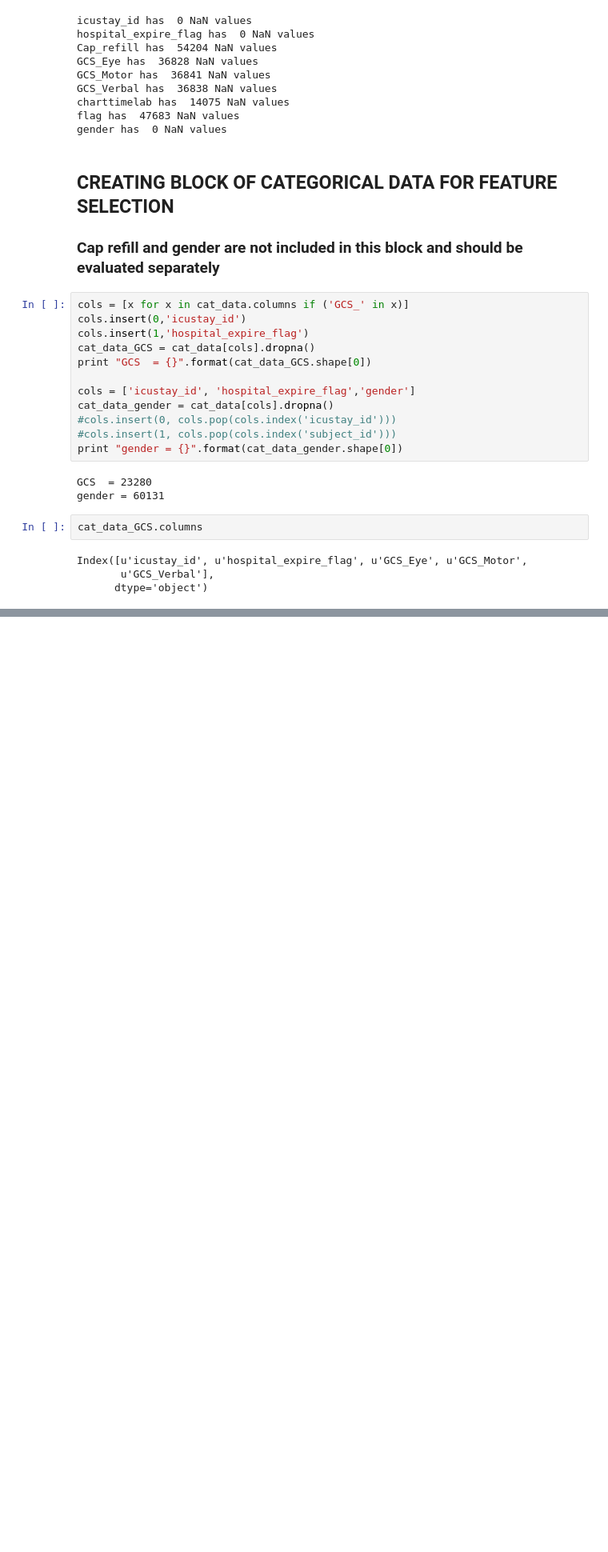
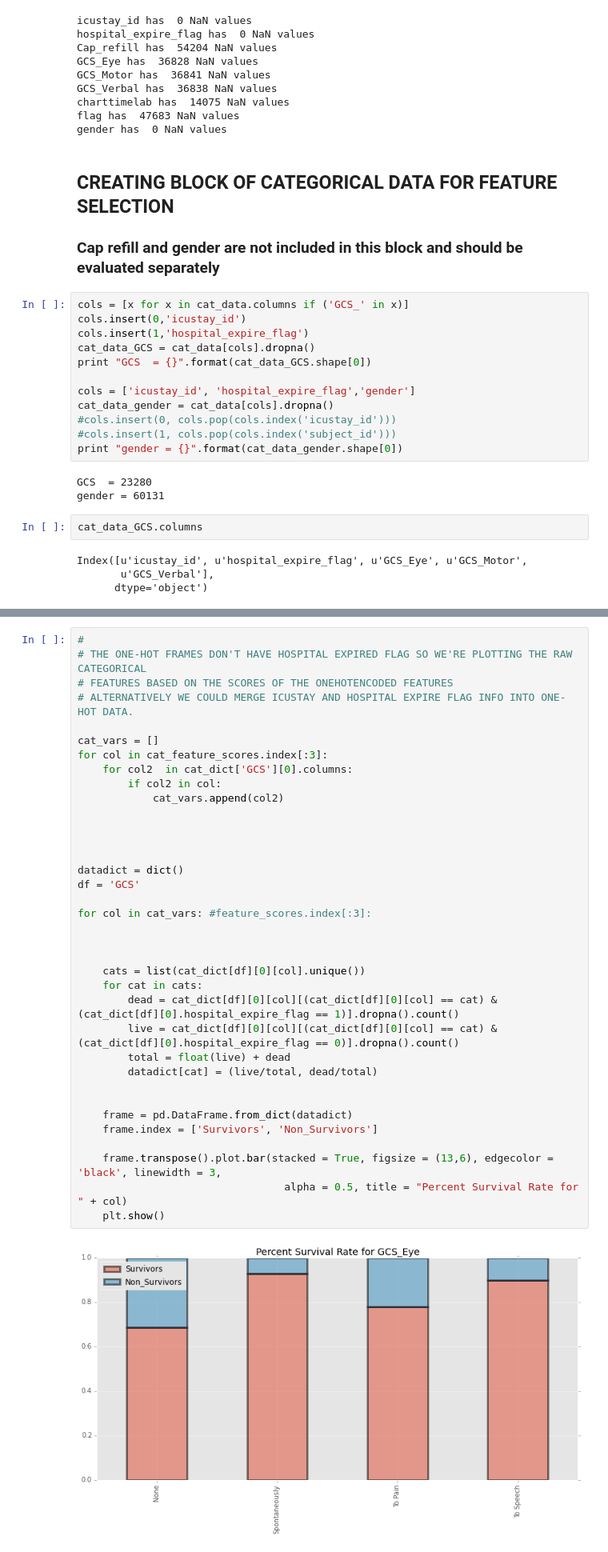
Before and after one commit to RJBeetel3/mimic3_analysis, a Jupyter notebook: ICU_MORTALITY_FIRST24.ipynb, the cells around one changed output, grey strips where cells are left out. Shown at 80% size. Drawn from its saved outputs; the diff is of its cells as text; blank space fills up the shorter version.

```diff
--- a/ICU_MORTALITY_FIRST24.ipynb
+++ b/ICU_MORTALITY_FIRST24.ipynb
@@ -577,0 +683,38 @@ Index([u'GCS_Verbal_Confused', u'gender_F', u'GCS_Verbal_Inappropriate Words',
+# %%
+#
+# THE ONE-HOT FRAMES DON'T HAVE HOSPITAL EXPIRED FLAG SO WE'RE PLOTTING THE RAW CATEGORICAL
+# FEATURES BASED ON THE SCORES OF THE ONEHOTENCODED FEATURES
+# ALTERNATIVELY WE COULD MERGE ICUSTAY AND HOSPITAL EXPIRE FLAG INFO INTO ONE-HOT DATA.
+
+cat_vars = []
+for col in cat_feature_scores.index[:3]:
+    for col2  in cat_dict['GCS'][0].columns:
+        if col2 in col:
+            cat_vars.append(col2)
+
+
+
+
+datadict = dict()
+df = 'GCS'
+
+for col in cat_vars: #feature_scores.index[:3]:
+
+
+
+    cats = list(cat_dict[df][0][col].unique())
+    for cat in cats:
+        dead = cat_dict[df][0][col][(cat_dict[df][0][col] == cat) & (cat_dict[df][0].hospital_expire_flag == 1)].dropna().count()
+        live = cat_dict[df][0][col][(cat_dict[df][0][col] == cat) & (cat_dict[df][0].hospital_expire_flag == 0)].dropna().count()
+        total = float(live) + dead
+        datadict[cat] = (live/total, dead/total)
+
+
+    frame = pd.DataFrame.from_dict(datadict)
+    frame.index = ['Survivors', 'Non_Survivors']
+
+    frame.transpose().plot.bar(stacked = True, figsize = (13,6), edgecolor = 'black', linewidth = 3,
+                                 alpha = 0.5, title = "Percent Survival Rate for " + col)
+    plt.show()
+# %% [output]
+[figure, added]
```
Also changed, not shown: parts of 51 cells of this notebook.
